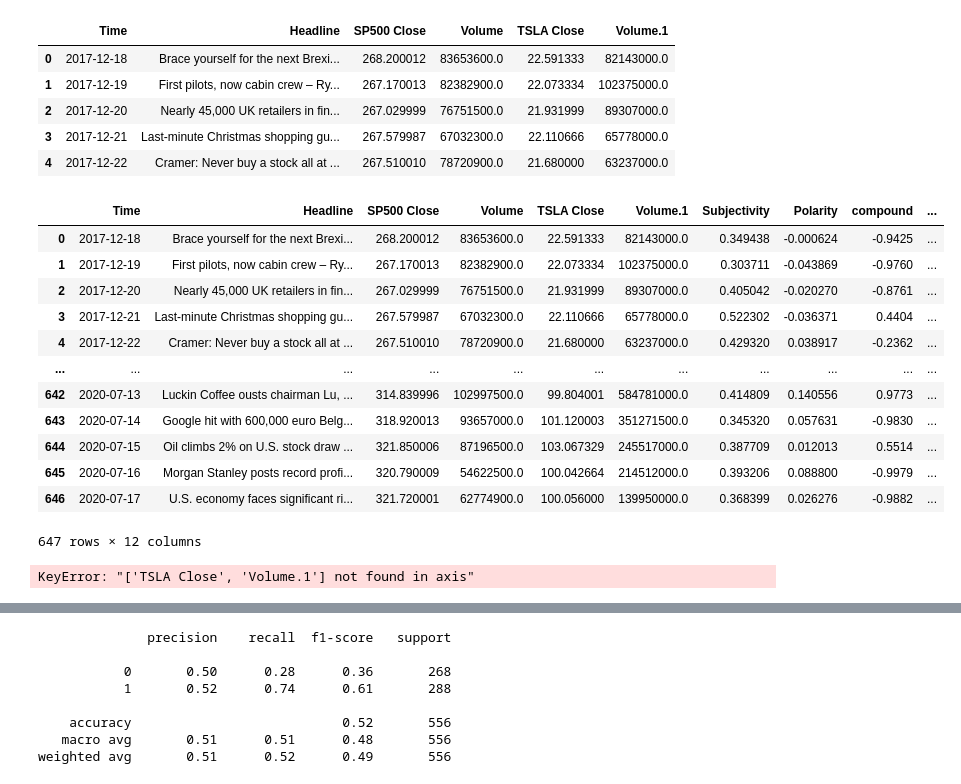
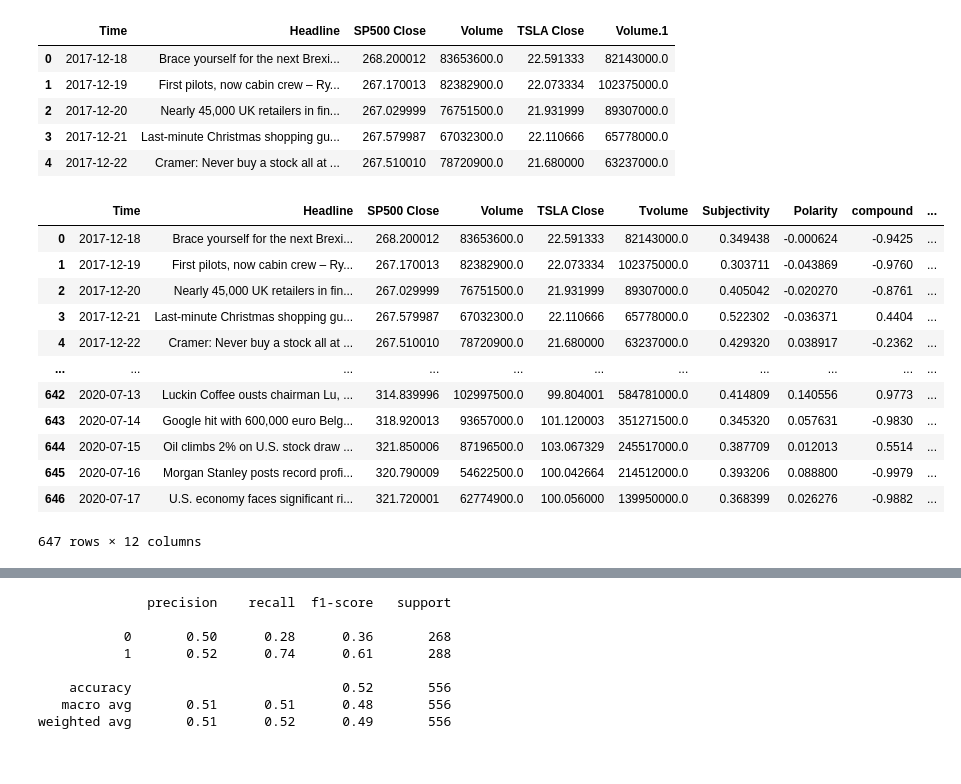
Before and after one commit to bittraidr/Sentiment_Analysis_Study_Multiple_Models, a Jupyter notebook: Branches/Alejandra.ipynb, the cells around one changed output, grey strips where cells are left out. Cells and saved outputs as stored; diff of their text form; code cells hidden in the pictures.

```diff
--- a/Branches/Alejandra.ipynb
+++ b/Branches/Alejandra.ipynb
@@ -72,14 +72,19 @@ for x in range(0, len(sentiment_df["Headline"])):
 # %%
 # Add Column with sentiment scores
 sentiment_df["compound"]= compound
 sentiment_df["neg"]= neg
 sentiment_df["pos"]= pos
 sentiment_df["neu"]= neu
 
+
+
+# Assuming you have a DataFrame named 'sentiment_df'
+sentiment_df.rename(columns={'Volume.1': 'Tvolume'}, inplace=True)
+
 #Display Dataframe
 sentiment_df
 # %% [output]
-|  | Time | Headline | SP500 Close | Volume | TSLA Close | Volume.1 | Subjectivity | Polarity | compound | ... |
+|  | Time | Headline | SP500 Close | Volume | TSLA Close | Tvolume | Subjectivity | Polarity | compound | ... |
 | 0 | 2017-12-18 | Brace yourself for the next Brexi... | 268.200012 | 83653600.0 | 22.591333 | 82143000.0 | 0.349438 | -0.000624 | -0.9425 | ... |
 | 1 | 2017-12-19 | First pilots, now cabin crew – Ry... | 267.170013 | 82382900.0 | 22.073334 | 102375000.0 | 0.303711 | -0.043869 | -0.9760 | ... |
 | 2 | 2017-12-20 | Nearly 45,000 UK retailers in fin... | 267.029999 | 76751500.0 | 21.931999 | 89307000.0 | 0.405042 | -0.020270 | -0.8761 | ... |
@@ -101,11 +106,9 @@ sentiment_df
 # %%
 # Calculate daily returns
-sentiment_df["daily returns"]= sentiment_df["SP500 Close"].pct_change()
-sentiment_df.drop(columns=["TSLA Close", "Volume.1"], inplace = True)
-sentiment_df= sentiment_df.set_index("Time")
-sentiment_df.index= pd.to_datetime(sentiment_df.index)
+# sentiment_df["daily returns"]= sentiment_df["SP500 Close"].pct_change()
+# sentiment_df.drop(columns=["TSLA Close", "Tvolume"], inplace = True)
+# sentiment_df= sentiment_df.set_index("Time")
+# sentiment_df.index= pd.to_datetime(sentiment_df.index)
-# %% [output]
-KeyError: "['TSLA Close', 'Volume.1'] not found in axis"
 # %%
 # create label column add 1 when daily returns is positive and 0 when it is negative
 sentiment_df["label"]= 0
```
Also changed, not shown: parts of 12 cells of this notebook, 4 other files.
